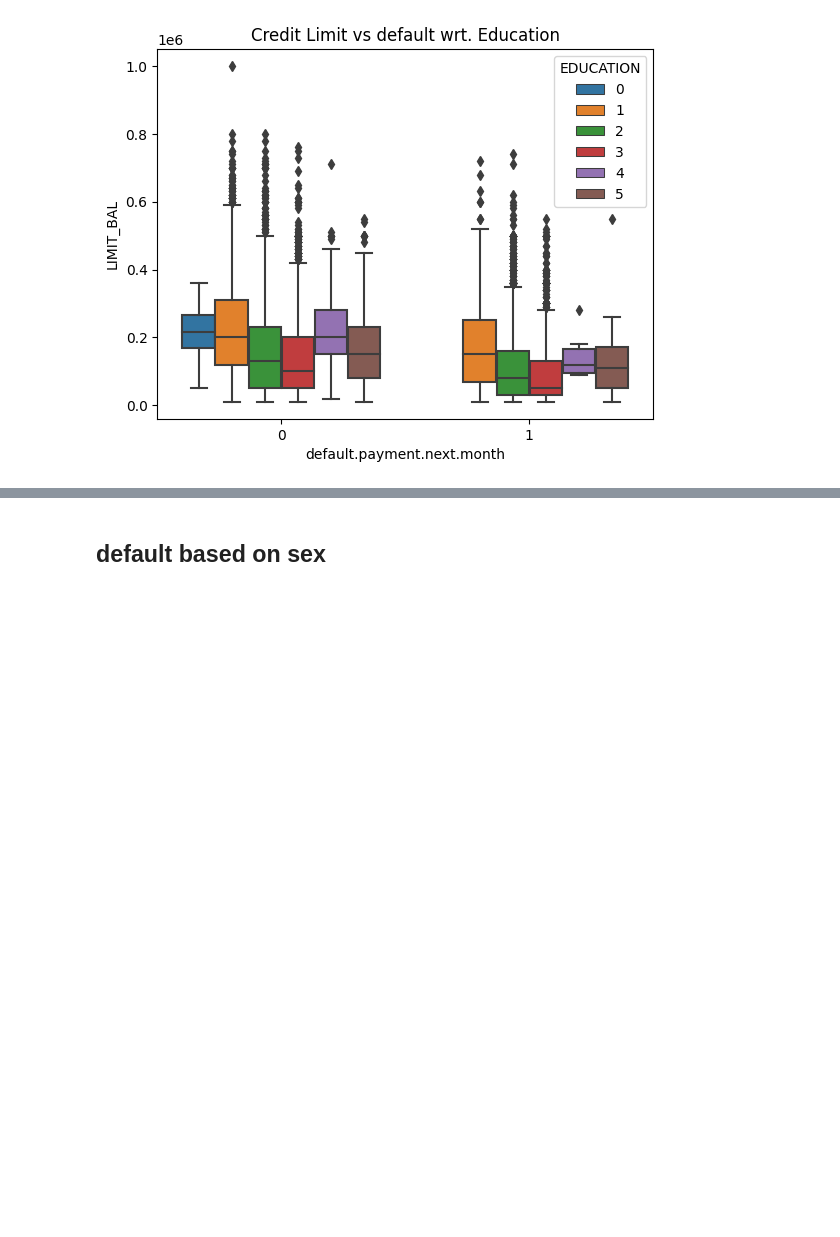
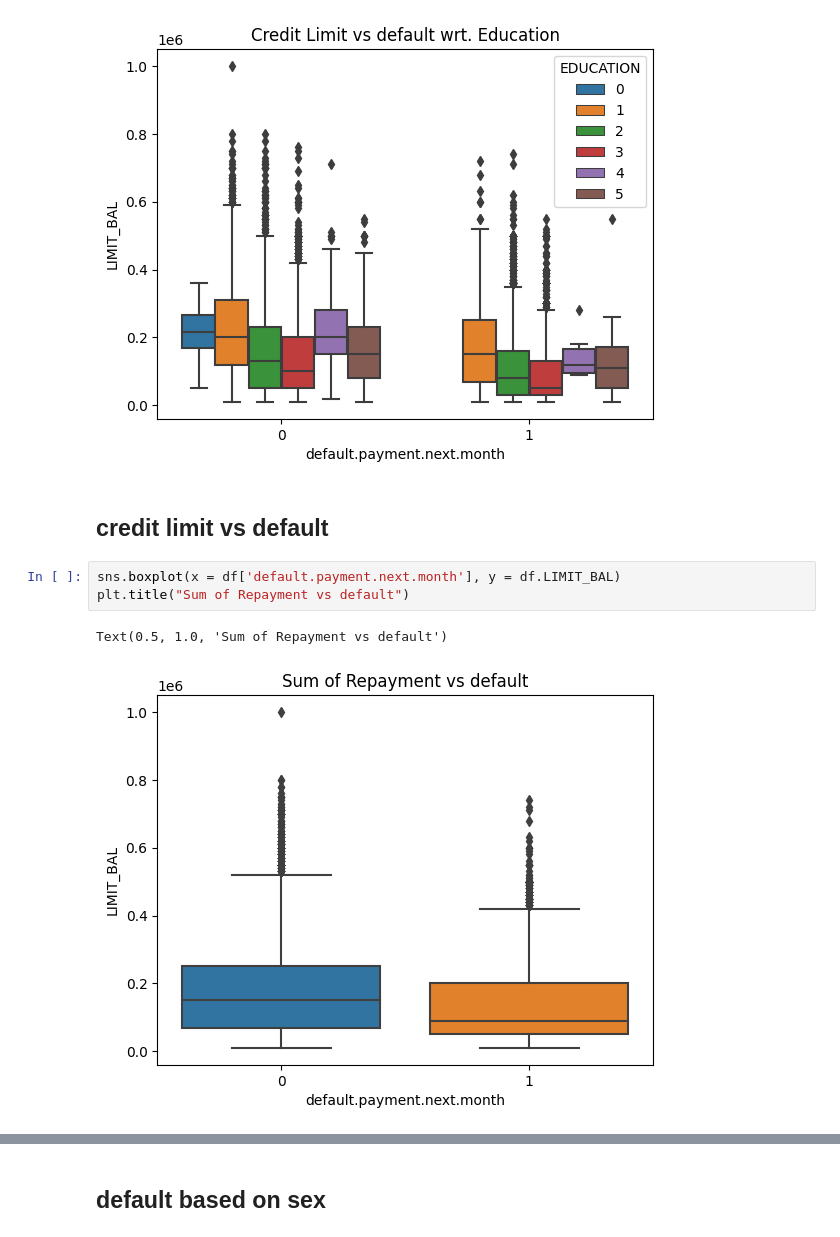
Before and after one commit to AnshikaJain2405/OrionDataAnalyticsInternshipJul23, a Jupyter notebook: notebooks/EDA.ipynb, the cells around one changed output, grey strips where cells are left out. Saved outputs shown, nothing was run; the diff lists cells and outputs as text; blank space fills up the shorter version.

```diff
--- a/notebooks/EDA.ipynb
+++ b/notebooks/EDA.ipynb
@@ -343,3 +343,11 @@ plt.title("Credit Limit vs default wrt. Education")
 # %% [output]
 Text(0.5, 1.0, 'Credit Limit vs default wrt. Education')
 [figure]
+# %% [markdown]
+## credit limit vs default
+# %%
+sns.boxplot(x = df['default.payment.next.month'], y = df.LIMIT_BAL)
+plt.title("Sum of Repayment vs default")
+# %% [output]
+Text(0.5, 1.0, 'Sum of Repayment vs default')
+[figure, added]
```
Also changed, not shown: parts of 11 cells of this notebook.
